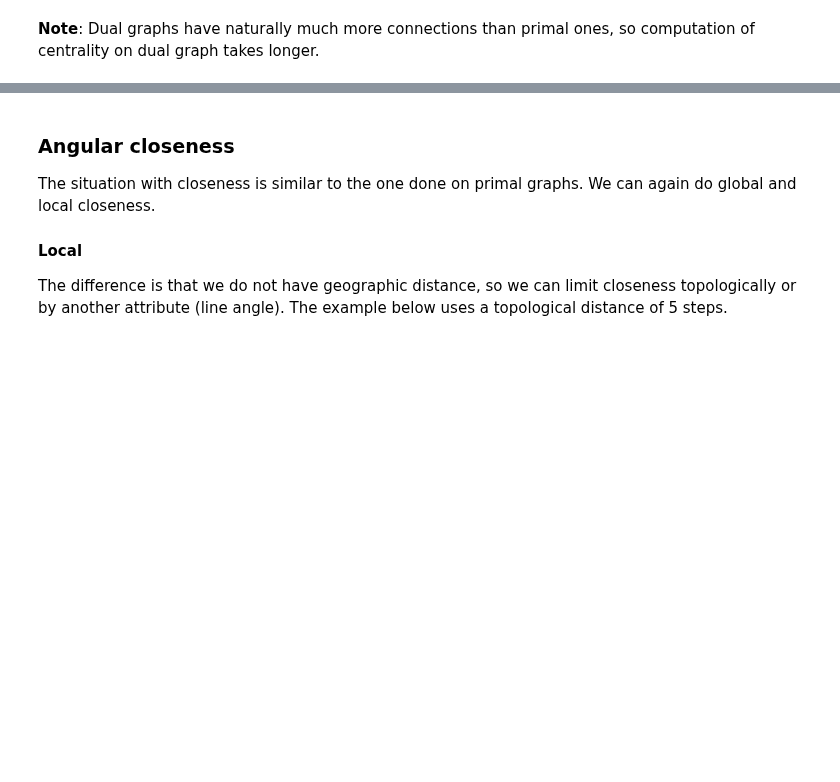
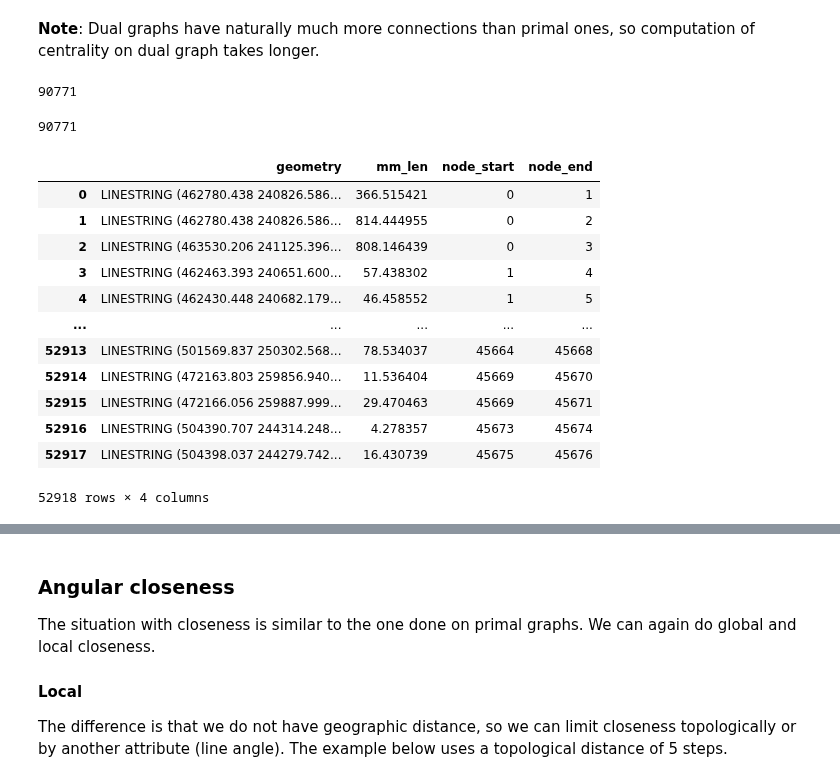
Before and after one commit to virgilxw/Morphology_model_v1, a Jupyter notebook: model_notebooks/4_network.ipynb, the cells around one changed output, grey strips where cells are left out. Cells and saved outputs as stored; diff of their text form; code cells hidden in the pictures; blank space fills up the shorter version.

```diff
--- a/model_notebooks/4_network.ipynb
+++ b/model_notebooks/4_network.ipynb
@@ -45,6 +45,15 @@ lng = -4.251846930489373
 country = "UK"
 crs=4326
 radius=1
+# %%
+# Parameters
+local_crs = 27700
+place = "Milton_Keynes"
+lat = 52.04
+lng = -0.76
+country = "UK"
+crs = 4326
+radius = 20
 # %%
 streets = gpd.read_parquet(f"../output/{place}/streets_p2.pq").to_crs(local_crs).reset_index(drop=True)
 # %%
@@ -374,3 +410,27 @@ Dual graph is a bit more complicated concept as it represents street segments as
 **Note**: Dual graphs have naturally much more connections than primal ones, so computation of centrality on dual graph takes longer.
 # %%
 dual = momepy.gdf_to_nx(edges, approach='dual')
+# %%
+dual.number_of_nodes()
+# %% [output]
+90771
+# %%
+dual.number_of_edges()
+# %% [output]
+90771
+# %%
+edges
+# %% [output]
+|  | geometry | mm_len | node_start | node_end |
+| 0 | LINESTRING (462780.438 240826.586... | 366.515421 | 0 | 1 |
+| 1 | LINESTRING (462780.438 240826.586... | 814.444955 | 0 | 2 |
+| 2 | LINESTRING (463530.206 241125.396... | 808.146439 | 0 | 3 |
+| 3 | LINESTRING (462463.393 240651.600... | 57.438302 | 1 | 4 |
+| 4 | LINESTRING (462430.448 240682.179... | 46.458552 | 1 | 5 |
+| ... | ... | ... | ... | ... |
+| 52913 | LINESTRING (501569.837 250302.568... | 78.534037 | 45664 | 45668 |
+| 52914 | LINESTRING (472163.803 259856.940... | 11.536404 | 45669 | 45670 |
+| 52915 | LINESTRING (472166.056 259887.999... | 29.470463 | 45669 | 45671 |
+| 52916 | LINESTRING (504390.707 244314.248... | 4.278357 | 45673 | 45674 |
+| 52917 | LINESTRING (504398.037 244279.742... | 16.430739 | 45675 | 45676 |
+52918 rows × 4 columns
```
Also changed, not shown: parts of 10 cells of this notebook, 16 other files.
